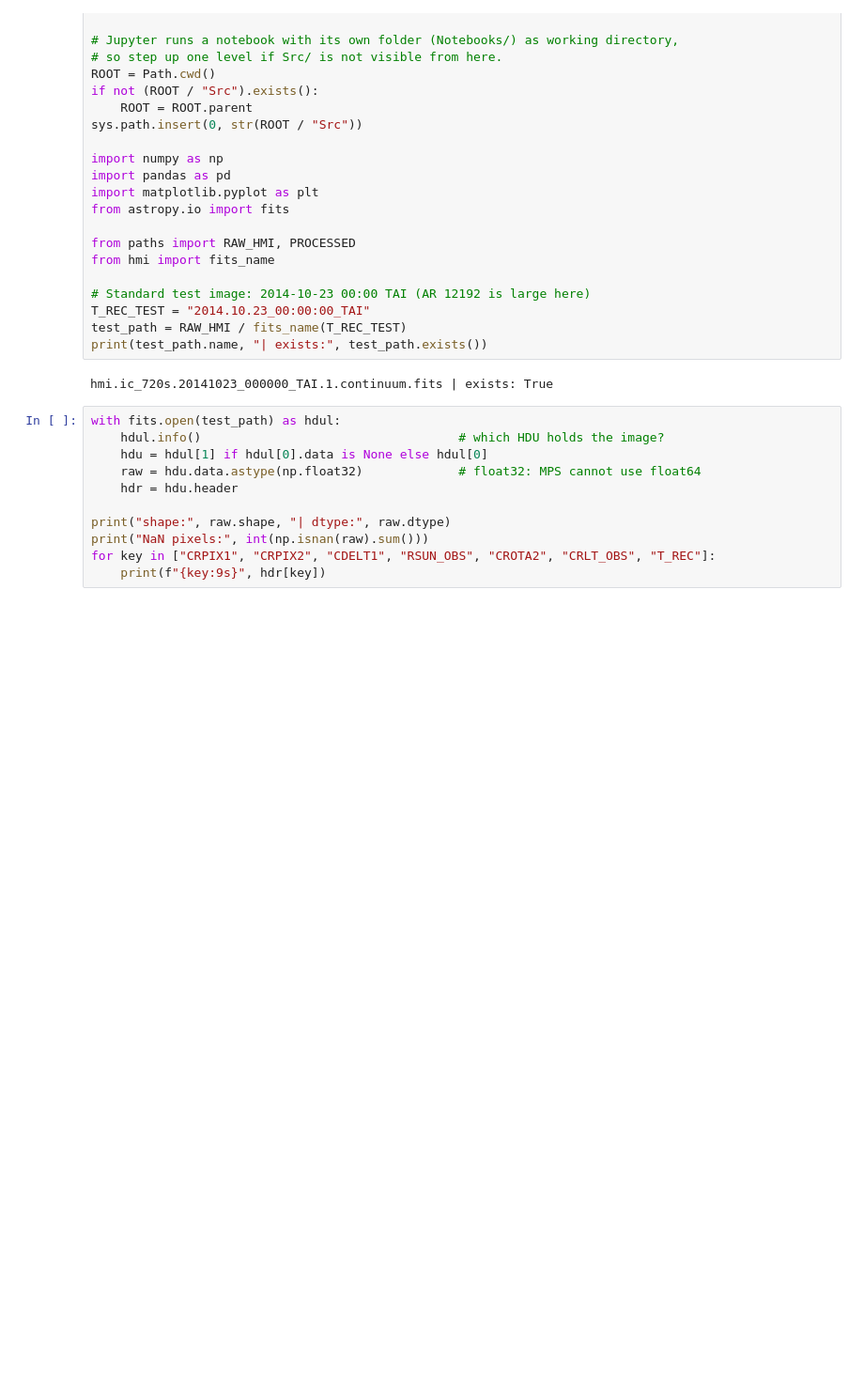
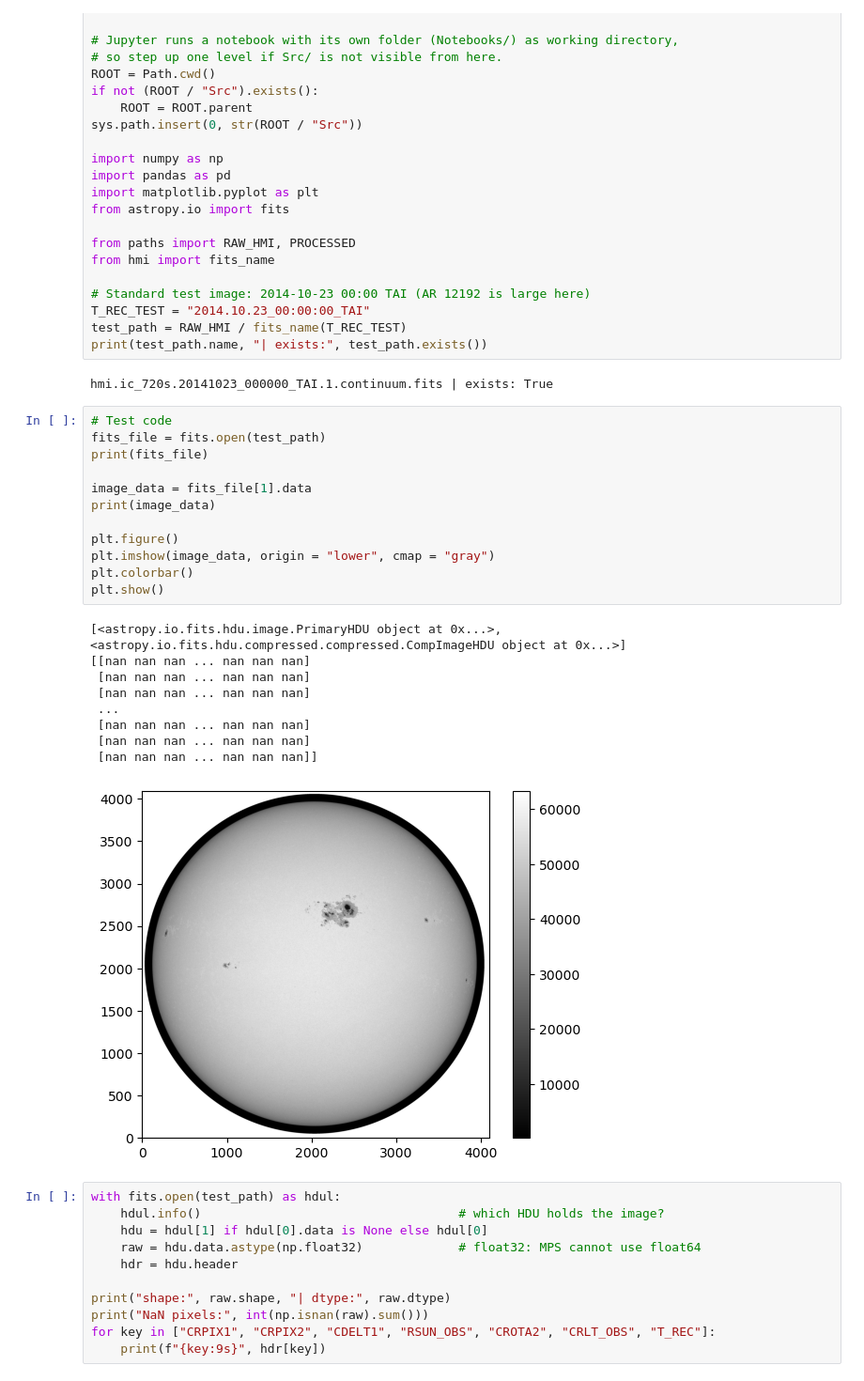
Before and after one commit to vinuradesilva/Sunspot-detection-with-ML, a Jupyter notebook: Notebooks/preprocessing.ipynb, the cells around one changed output. Shown at 94% size. Saved outputs shown, nothing was run; the diff lists cells and outputs as text; blank space fills up the shorter version.

```diff
--- a/Notebooks/preprocessing.ipynb
+++ b/Notebooks/preprocessing.ipynb
@@ -26,6 +26,28 @@ test_path = RAW_HMI / fits_name(T_REC_TEST)
 print(test_path.name, "| exists:", test_path.exists())
 # %% [output]
 hmi.ic_720s.20141023_000000_TAI.1.continuum.fits | exists: True
+# %%
+# Test code
+fits_file = fits.open(test_path)
+print(fits_file)
+
+image_data = fits_file[1].data
+print(image_data)
+
+plt.figure()
+plt.imshow(image_data, origin = "lower", cmap = "gray")
+plt.colorbar()
+plt.show()
+# %% [output]
+[<astropy.io.fits.hdu.image.PrimaryHDU object at 0x...>, <astropy.io.fits.hdu.compressed.compressed.CompImageHDU object at 0x...>]
+[[nan nan nan ... nan nan nan]
+ [nan nan nan ... nan nan nan]
+ [nan nan nan ... nan nan nan]
+ ...
+ [nan nan nan ... nan nan nan]
+ [nan nan nan ... nan nan nan]
+ [nan nan nan ... nan nan nan]]
+[figure, added]
 # %%
 with fits.open(test_path) as hdul:
     hdul.info()                                   # which HDU holds the image?
```
Also changed, not shown: parts of 11 cells of this notebook, 3 other files.
